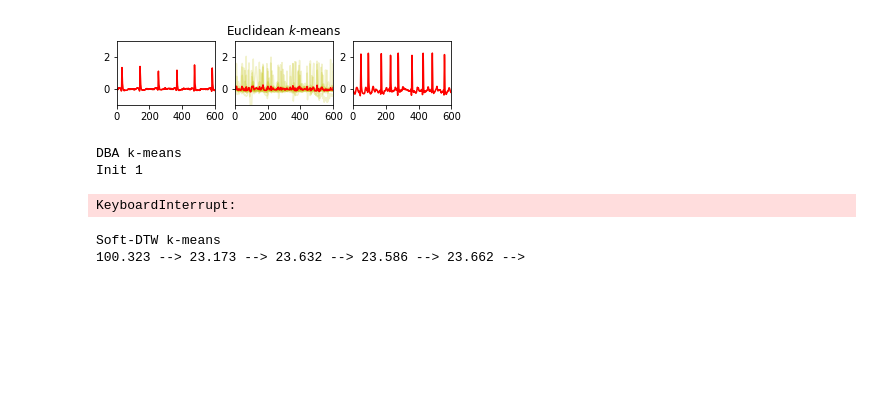
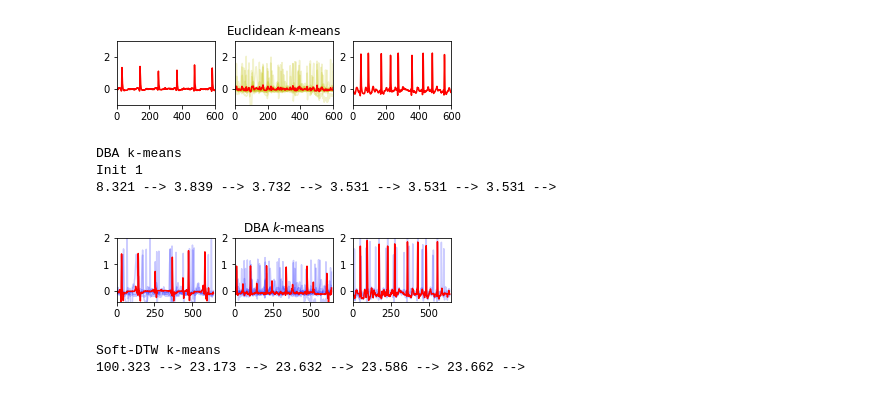
Before and after one commit to yaelamraou/Time-Series-Clustering, a Jupyter notebook: plot_kmeans.ipynb, the cells around one changed output. Drawn from its saved outputs; the diff is of its cells as text; code cells hidden in the pictures; blank space fills up the shorter version.

Commit message:
Tests Kmeans different metrics

```diff
--- a/plot_kmeans.ipynb
+++ b/plot_kmeans.ipynb
@@ -179,21 +180,22 @@ Euclidean k-means
 # %%
 # DBA-k-means
 print("DBA k-means")
-dba_km = TimeSeriesKMeans(n_clusters=3, n_init=2, metric="dtw", verbose=True, max_iter_barycenter=10, random_state=seed)
+dba_km = TimeSeriesKMeans(n_clusters=3,max_iter=10, n_init=2, metric="dtw", verbose=True, max_iter_barycenter=10, random_state=seed)
 y_pred = dba_km.fit_predict(series)
 for yi in range(3):
     plt.subplot(3, 3, 1 + yi)
     for xx in series[y_pred == yi]:
         plt.plot(xx.ravel(), "b-", alpha=.2)
     plt.plot(dba_km.cluster_centers_[yi].ravel(), "r-")
     plt.xlim(0, 650)
     plt.ylim(-0.4, 2)
     if yi == 1:
         plt.title("DBA $k$-means")
 # %% [output]
 DBA k-means
 Init 1
+8.321 --> 3.839 --> 3.732 --> 3.531 --> 3.531 --> 3.531 -->
-KeyboardInterrupt:
+[figure, added]
 # %%
 # Soft-DTW-k-means
 print("Soft-DTW k-means")
```
Also changed, not shown: parts of 1 cell of this notebook.
